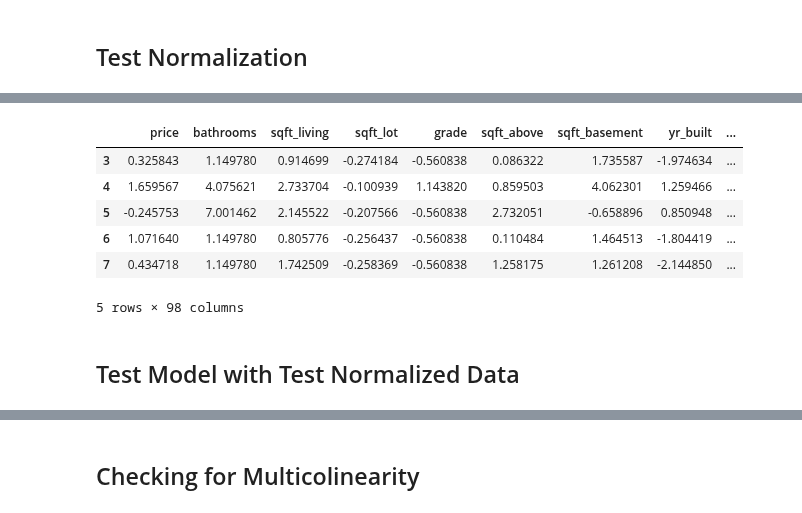
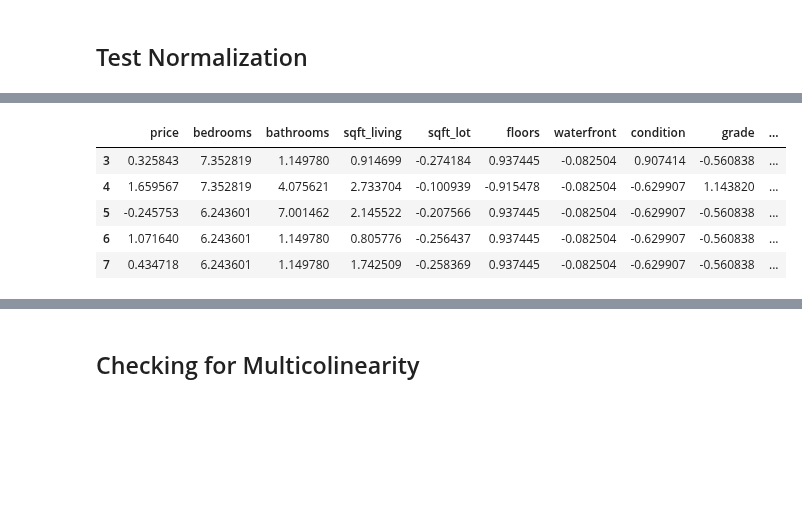
Before and after one commit to jxn628/dsc-home-price-analysis, a Jupyter notebook: student.ipynb, the cells around one changed output, grey strips where cells are left out. Drawn from its saved outputs; the diff is of its cells as text; code cells hidden in the pictures; blank space fills up the shorter version.

Commit message:
streamlined workflow. additional model

```diff
--- a/student.ipynb
+++ b/student.ipynb
@@ -425,0 +320,5 @@ test_df.head()
+# %%
+# drop zipcode before running base model
+test_df = cleaned_df
+test_df = test_df.drop(test_df[['zipcode']], axis=1)
+test_df.head()
@@ -506,16 +378,13 @@ memory usage: 3.6 MB
 # %%
-df_norm = norm_feat(data)
+df_norm = norm_feat(test_df)
 df_norm.head()
 # %% [output]
-|  | price | bathrooms | sqft_living | sqft_lot | grade | sqft_above | sqft_basement | yr_built | ... |
-| 3 | 0.325843 | 1.149780 | 0.914699 | -0.274184 | -0.560838 | 0.086322 | 1.735587 | -1.974634 | ... |
-| 4 | 1.659567 | 4.075621 | 2.733704 | -0.100939 | 1.143820 | 0.859503 | 4.062301 | 1.259466 | ... |
-| 5 | -0.245753 | 7.001462 | 2.145522 | -0.207566 | -0.560838 | 2.732051 | -0.658896 | 0.850948 | ... |
-| 6 | 1.071640 | 1.149780 | 0.805776 | -0.256437 | -0.560838 | 0.110484 | 1.464513 | -1.804419 | ... |
-| 7 | 0.434718 | 1.149780 | 1.742509 | -0.258369 | -0.560838 | 1.258175 | 1.261208 | -2.144850 | ... |
+|  | price | bedrooms | bathrooms | sqft_living | sqft_lot | floors | waterfront | condition | grade | ... |
+| 3 | 0.325843 | 7.352819 | 1.149780 | 0.914699 | -0.274184 | 0.937445 | -0.082504 | 0.907414 | -0.560838 | ... |
+| 4 | 1.659567 | 7.352819 | 4.075621 | 2.733704 | -0.100939 | -0.915478 | -0.082504 | -0.629907 | 1.143820 | ... |
+| 5 | -0.245753 | 6.243601 | 7.001462 | 2.145522 | -0.207566 | 0.937445 | -0.082504 | -0.629907 | -0.560838 | ... |
+| 6 | 1.071640 | 6.243601 | 1.149780 | 0.805776 | -0.256437 | 0.937445 | -0.082504 | -0.629907 | -0.560838 | ... |
+| 7 | 0.434718 | 6.243601 | 1.149780 | 1.742509 | -0.258369 | 0.937445 | -0.082504 | -0.629907 | -0.560838 | ... |
-5 rows × 98 columns
-# %% [markdown]
-## Test Model with Test Normalized Data
 # %%
 X = df_norm.drop('price', axis=1)
 y = df_norm['price']
```
Also changed, not shown: parts of 94 cells of this notebook.
